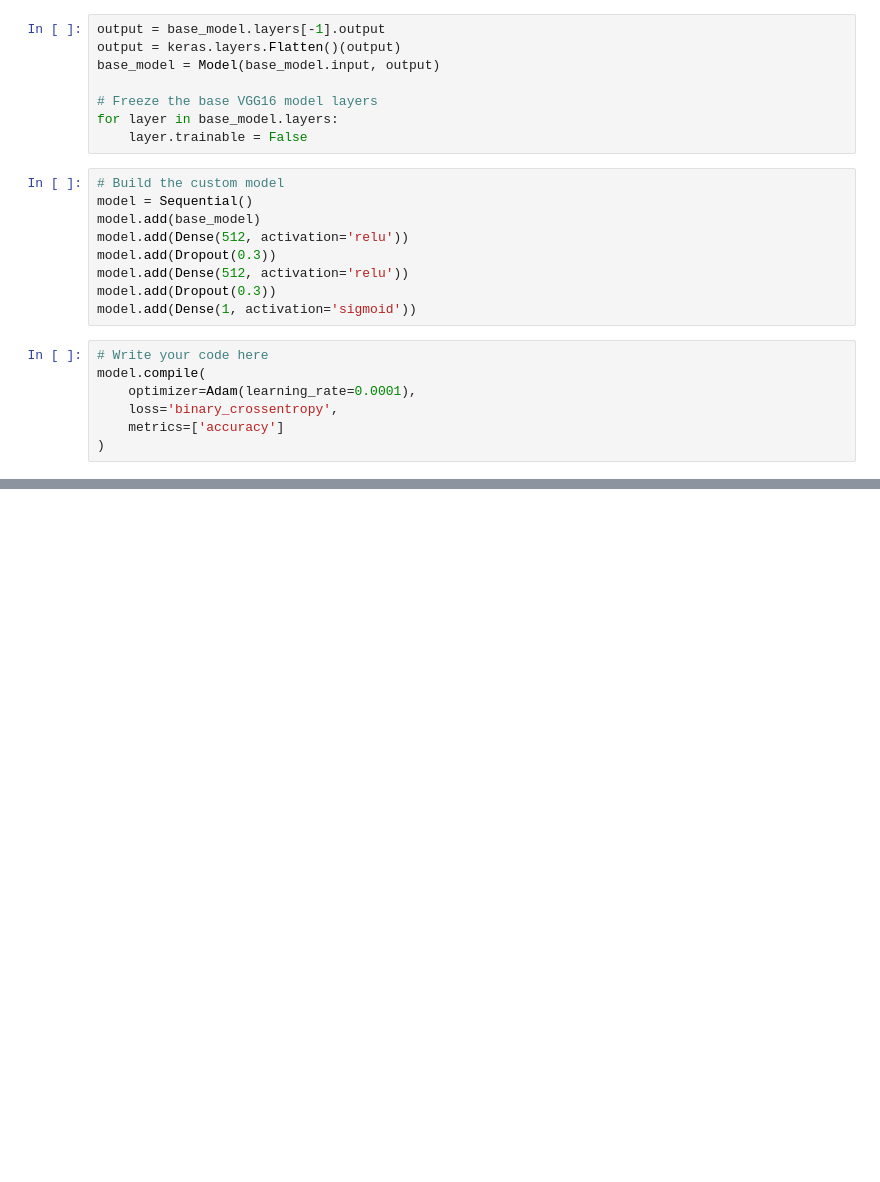
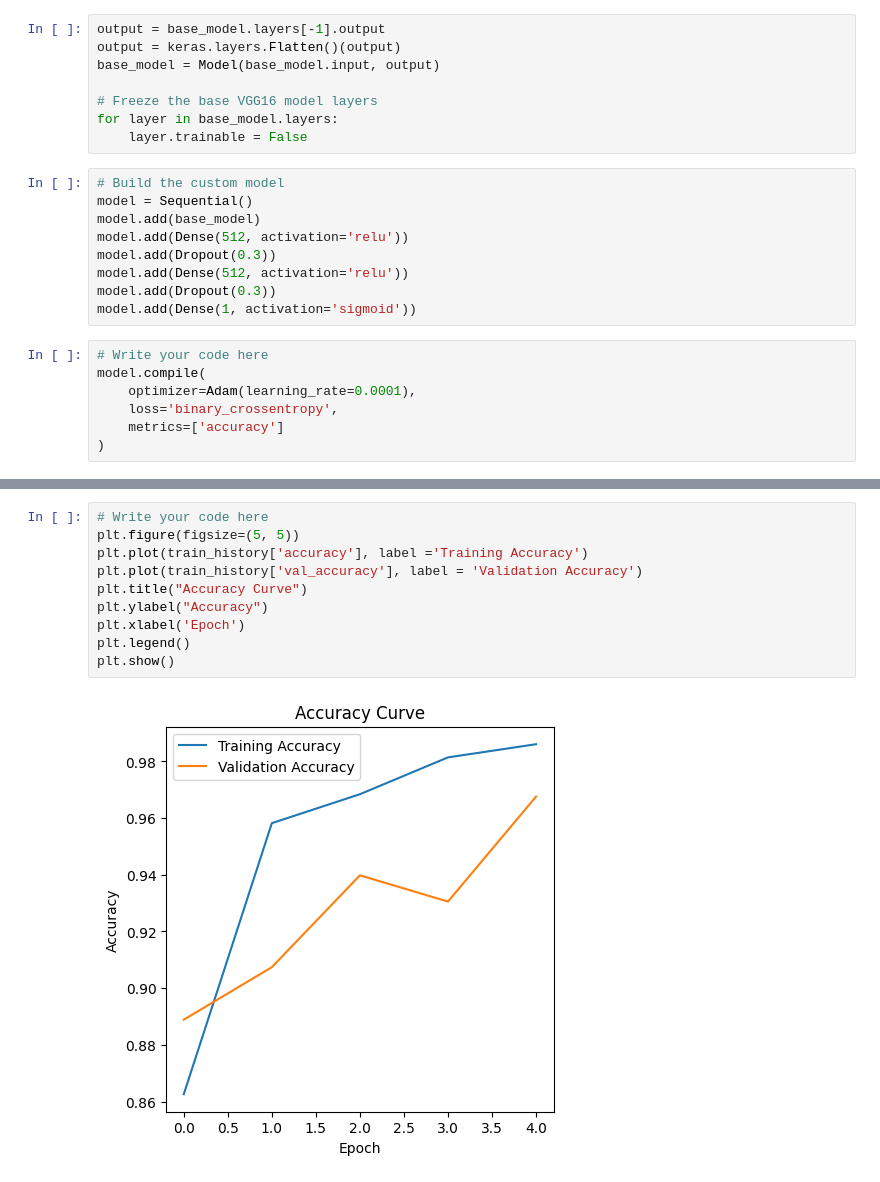
Before and after one commit to Dnsflr/PneumoniaDetectionCNN, a Jupyter notebook: CNN_Detection.ipynb, the cells around one changed output, grey strips where cells are left out. Drawn from its saved outputs; the diff is of its cells as text; blank space fills up the shorter version.

```diff
--- a/CNN_Detection.ipynb
+++ b/CNN_Detection.ipynb
@@ -121,0 +147,12 @@ KeyboardInterrupt:
+# %%
+# Write your code here
+plt.figure(figsize=(5, 5))
+plt.plot(train_history['accuracy'], label ='Training Accuracy')
+plt.plot(train_history['val_accuracy'], label = 'Validation Accuracy')
+plt.title("Accuracy Curve")
+plt.ylabel("Accuracy")
+plt.xlabel('Epoch')
+plt.legend()
+plt.show()
+# %% [output]
+[figure, added]
```
Also changed, not shown: parts of 8 cells of this notebook.
